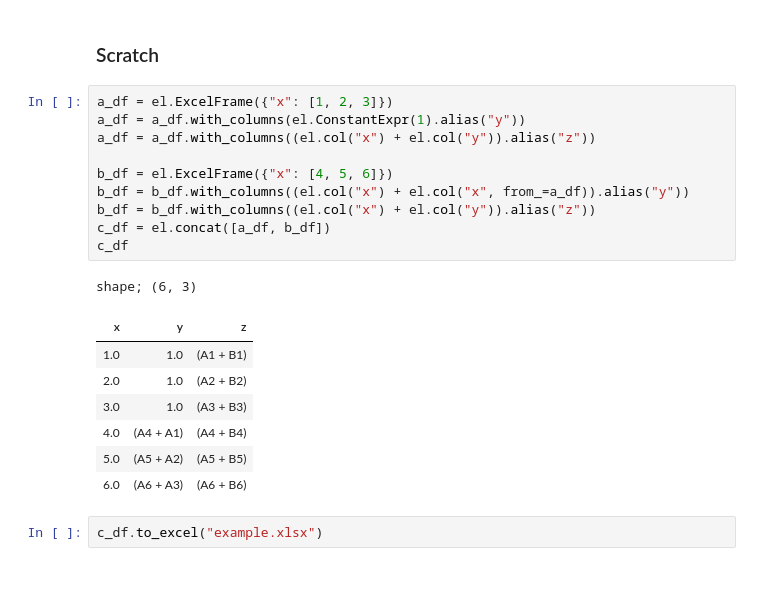
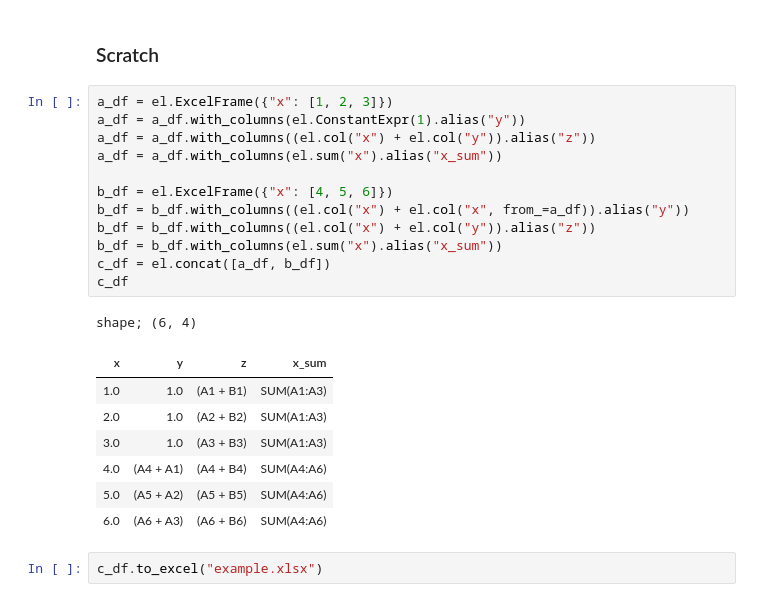
Before and after one commit to yjhan96/excelify, a Jupyter notebook: experiments/scratch.ipynb, the cells around one changed output. Cells and saved outputs as stored; diff of their text form.

```diff
--- a/experiments/scratch.ipynb
+++ b/experiments/scratch.ipynb
@@ -6,22 +6,24 @@ import numpy as np
 # %%
 a_df = el.ExcelFrame({"x": [1, 2, 3]})
 a_df = a_df.with_columns(el.ConstantExpr(1).alias("y"))
 a_df = a_df.with_columns((el.col("x") + el.col("y")).alias("z"))
+a_df = a_df.with_columns(el.sum("x").alias("x_sum"))
 
 b_df = el.ExcelFrame({"x": [4, 5, 6]})
 b_df = b_df.with_columns((el.col("x") + el.col("x", from_=a_df)).alias("y"))
 b_df = b_df.with_columns((el.col("x") + el.col("y")).alias("z"))
+b_df = b_df.with_columns(el.sum("x").alias("x_sum"))
 c_df = el.concat([a_df, b_df])
 c_df
 # %% [output]
-shape; (6, 3)
+shape; (6, 4)
-| x | y | z |
-| 1.0 | 1.0 | (A1 + B1) |
-| 2.0 | 1.0 | (A2 + B2) |
-| 3.0 | 1.0 | (A3 + B3) |
-| 4.0 | (A4 + A1) | (A4 + B4) |
-| 5.0 | (A5 + A2) | (A5 + B5) |
-| 6.0 | (A6 + A3) | (A6 + B6) |
+| x | y | z | x_sum |
+| 1.0 | 1.0 | (A1 + B1) | SUM(A1:A3) |
+| 2.0 | 1.0 | (A2 + B2) | SUM(A1:A3) |
+| 3.0 | 1.0 | (A3 + B3) | SUM(A1:A3) |
+| 4.0 | (A4 + A1) | (A4 + B4) | SUM(A4:A6) |
+| 5.0 | (A5 + A2) | (A5 + B5) | SUM(A4:A6) |
+| 6.0 | (A6 + A3) | (A6 + B6) | SUM(A4:A6) |
 # %%
 c_df.to_excel("example.xlsx")
 # %%
```
Also changed, not shown: 5 other files.
